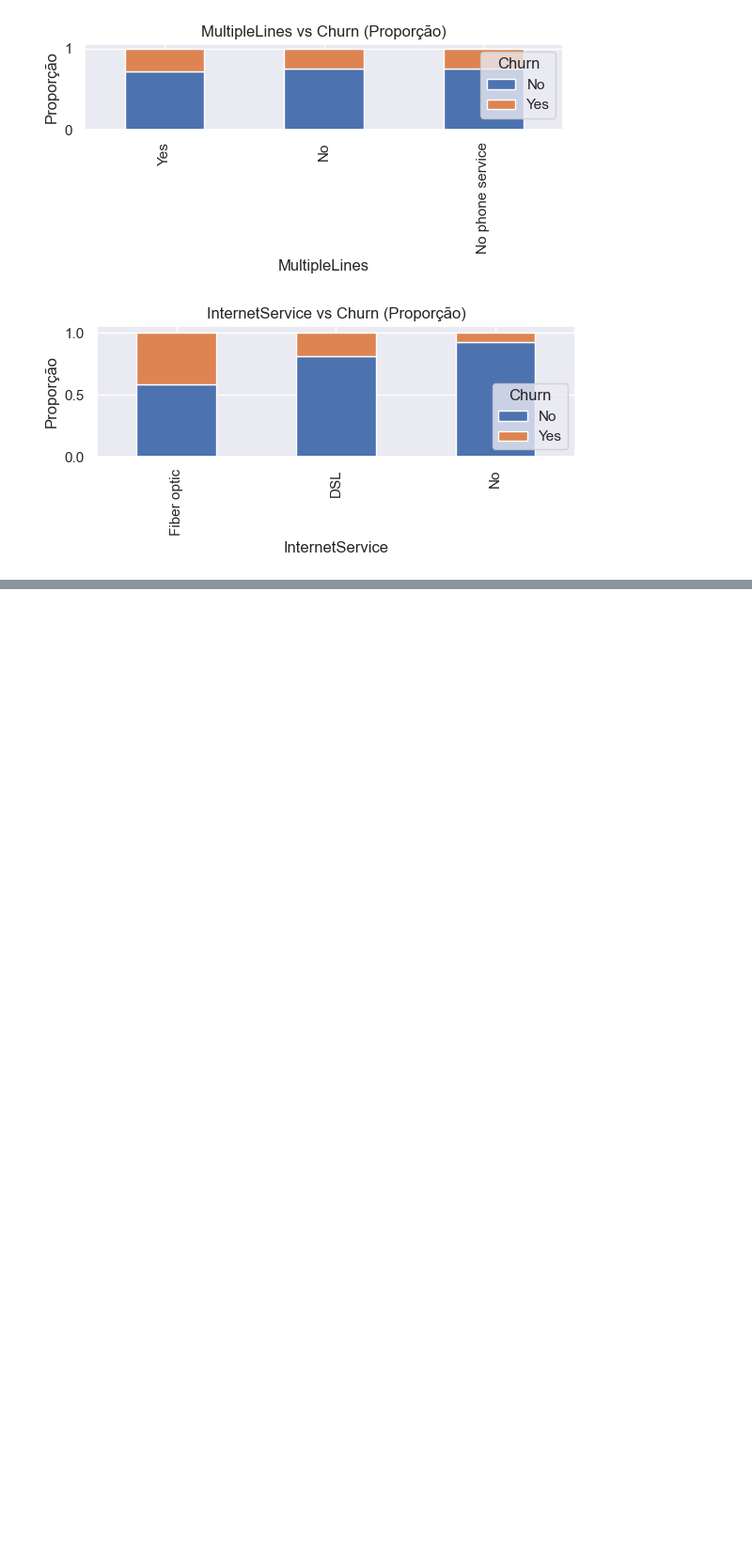
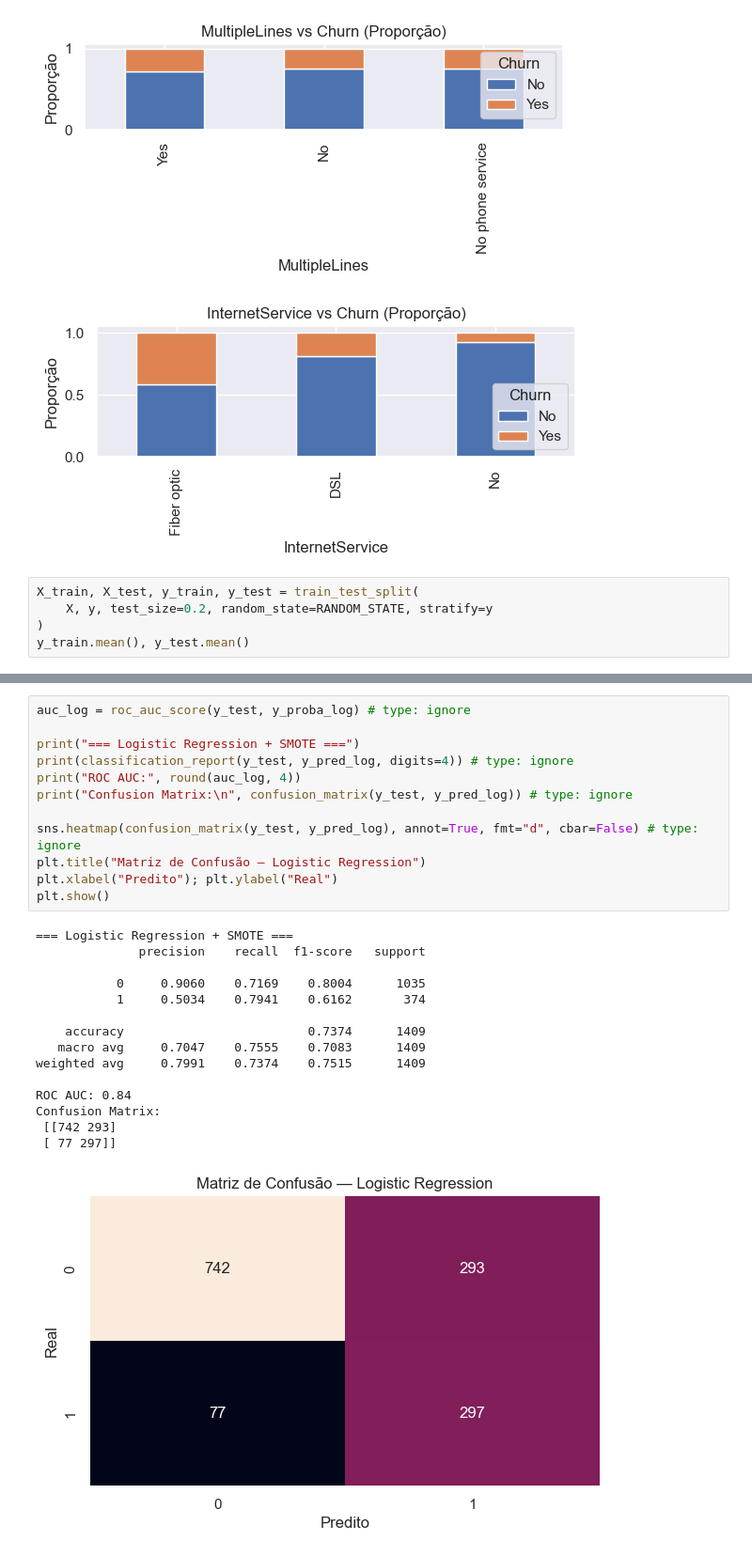
Before and after one commit to MarcusStromz/PROJECT-Customer-Churn-Prediction, a Jupyter notebook: .ipynb, the cells around one changed output, grey strips where cells are left out. Shown: that part at 94% size. Drawn from its saved outputs; the diff is of its cells as text; blank space fills up the shorter version.

Commit message:
Matriz de Confusão

```diff
--- a/.ipynb
+++ b/.ipynb
@@ -116,3 +119,8 @@ Categóricas: 15 | Numéricas: 4
 [figure]
 [figure]
 [figure]
+# %%
+X_train, X_test, y_train, y_test = train_test_split(
+    X, y, test_size=0.2, random_state=RANDOM_STATE, stratify=y
+)
+y_train.mean(), y_test.mean()
@@ -118,0 +211,28 @@ Categóricas: 15 | Numéricas: 4
+# %%
+auc_log = roc_auc_score(y_test, y_proba_log) # type: ignore
+
+print("=== Logistic Regression + SMOTE ===")
+print(classification_report(y_test, y_pred_log, digits=4)) # type: ignore
+print("ROC AUC:", round(auc_log, 4))
+print("Confusion Matrix:\n", confusion_matrix(y_test, y_pred_log)) # type: ignore
+
+sns.heatmap(confusion_matrix(y_test, y_pred_log), annot=True, fmt="d", cbar=False) # type: ignore
+plt.title("Matriz de Confusão — Logistic Regression")
+plt.xlabel("Predito"); plt.ylabel("Real")
+plt.show()
+# %% [output]
+=== Logistic Regression + SMOTE ===
+              precision    recall  f1-score   support
+
+           0     0.9060    0.7169    0.8004      1035
+           1     0.5034    0.7941    0.6162       374
+
+    accuracy                         0.7374      1409
+   macro avg     0.7047    0.7555    0.7083      1409
+weighted avg     0.7991    0.7374    0.7515      1409
+
+ROC AUC: 0.84
+Confusion Matrix:
+ [[742 293]
+ [ 77 297]]
+[figure, added]
```
Also changed, not shown: parts of 6 cells of this notebook.
